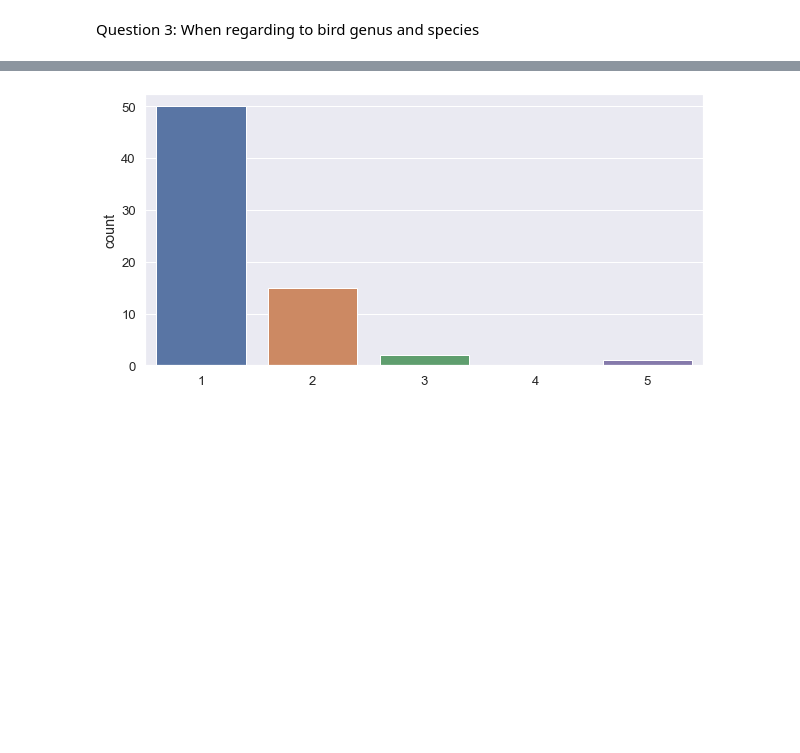
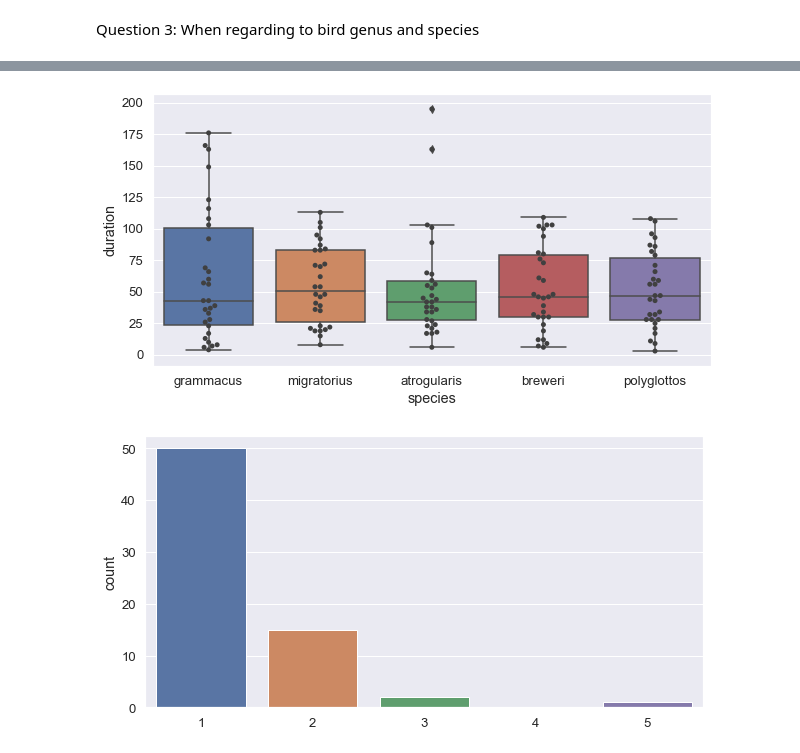
Before and after one commit to awyeh64/Bird-Songs, a Jupyter notebook: Avian-Vocalization.ipynb, the cells around one changed output, grey strips where cells are left out. Drawn from its saved outputs; the diff is of its cells as text; code cells hidden in the pictures; blank space fills up the shorter version.

```diff
--- a/Avian-Vocalization.ipynb
+++ b/Avian-Vocalization.ipynb
@@ -183,14 +183,14 @@ ax1.set_ylabel("");
 # %% [markdown]
 Question 3: When regarding to bird genus and species
 # %%
-# List of top genus durations by mean
-df_g = df.groupby('genus').duration
+# Exploring species based on duration
+df_g = df.groupby('species').duration
 df_m = df_g.mean().sort_values(ascending = False).reset_index()
 df_r = (df_g.max()-df_g.min()).sort_values(ascending = False).reset_index()
 df_m = df_m.rename(columns={'duration':'duration_mean'})
-df_m = df_m.sort_values(by=['genus'])
+df_m = df_m.sort_values(by=['species'])
 df_m = df_m.reset_index(drop=True)
 df_r = df_r.rename(columns={'duration':'duration_range'})
-df_r = df_r.sort_values(by=['genus'])
+df_r = df_r.sort_values(by=['species'])
 df_r = df_r.reset_index(drop=True)
 df_m['duration_range'] = df_r['duration_range']
@@ -197 +208,8 @@ df_m['duration_range'] = df_r['duration_range']
+# %%
+# Showcasing the ranges of the durations for each species
+fig, ax1 = plt.subplots(figsize = (10,5))
+ax1 = sns.boxplot(x=df['species'].where(df['species'].isin(means['species'])), y=df['duration'], order = means['species'])
+ax1 = sns.swarmplot(x=df['species'].where(df['species'].isin(means['species'])), y=df['duration'], color=".25", order = means['species'])
+# %% [output]
+[figure, added]
 # %%
```
Also changed, not shown: parts of 11 cells of this notebook.
